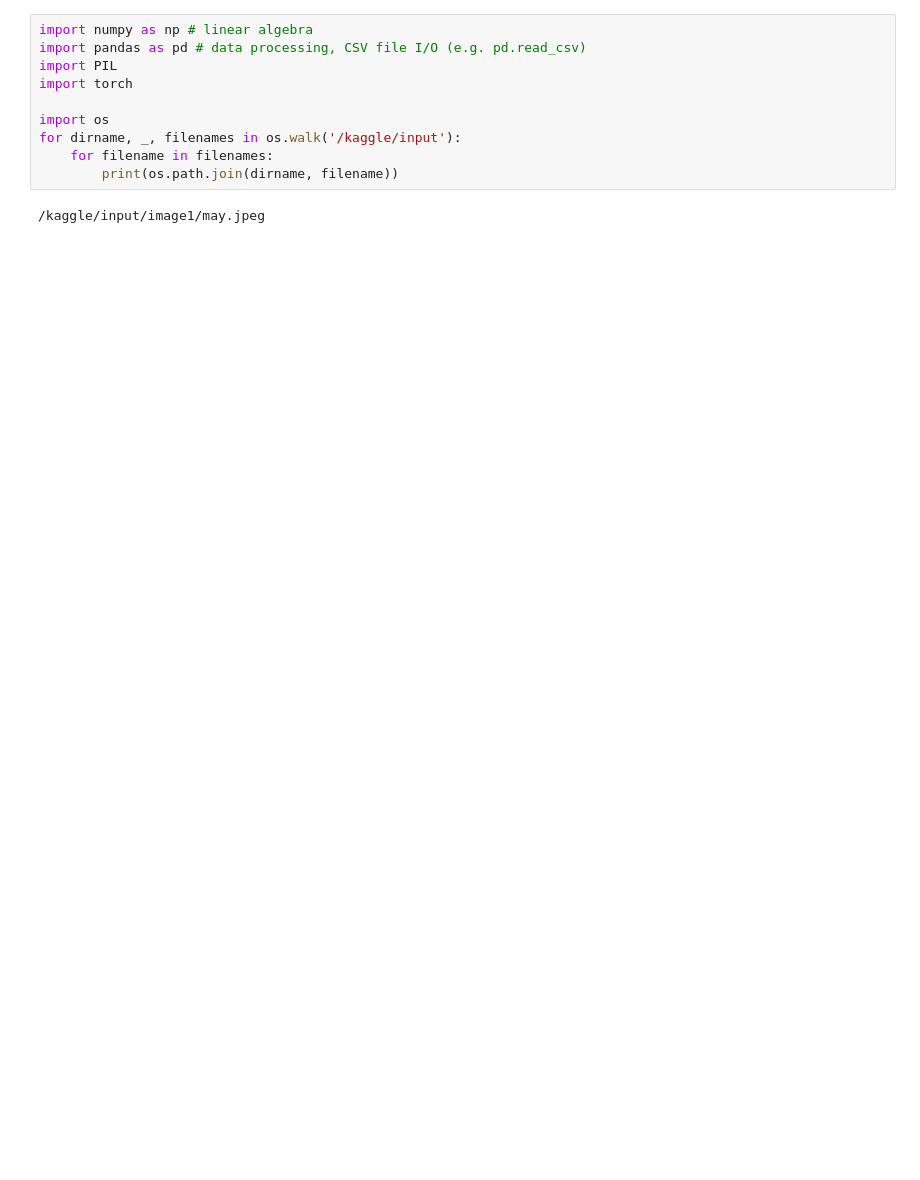
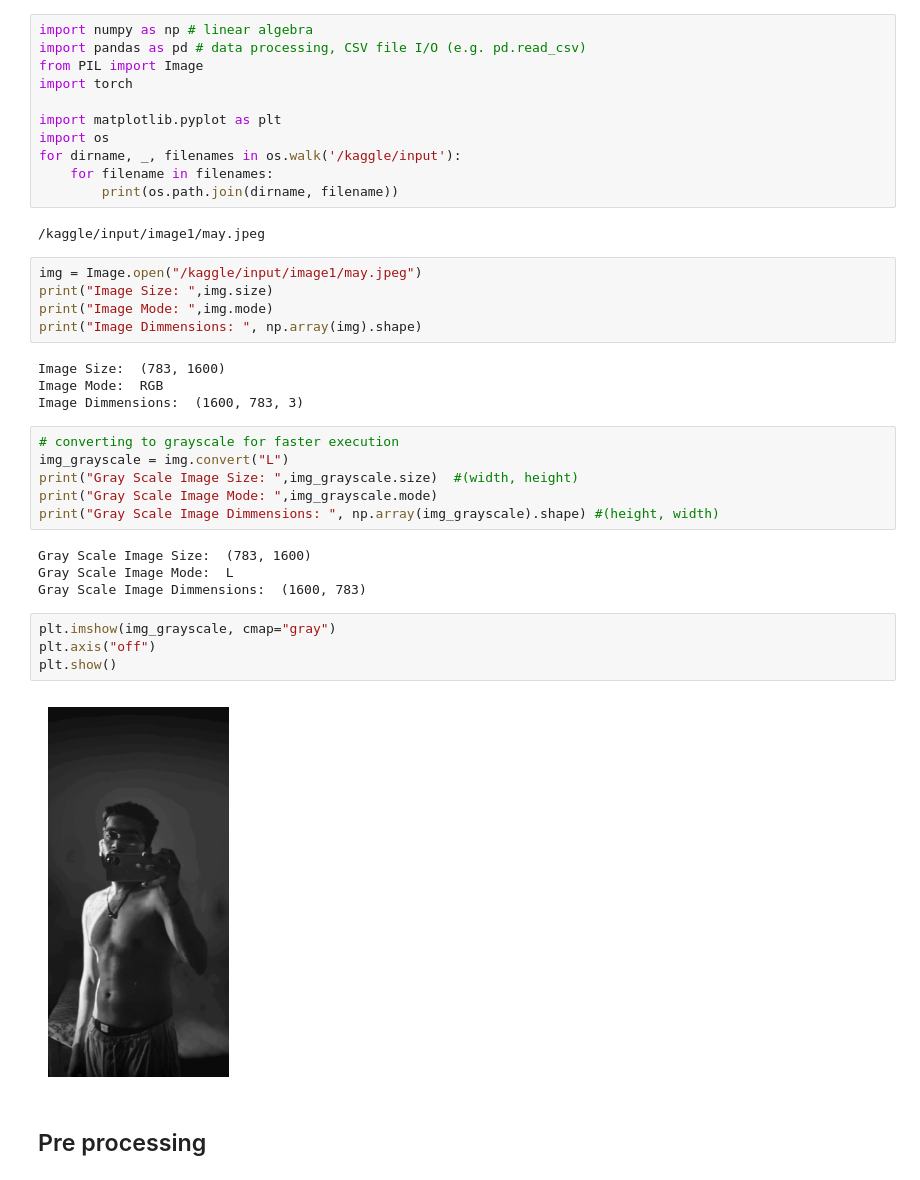
Before and after one commit to Shiv-Expert2503/INRs_Siren, a Jupyter notebook: image-compression.ipynb, the cells around one changed output. Cells and saved outputs as stored; diff of their text form; blank space fills up the shorter version.

```diff
--- a/image-compression.ipynb
+++ b/image-compression.ipynb
@@ -3,12 +3,40 @@
 # %%
 import numpy as np # linear algebra
 import pandas as pd # data processing, CSV file I/O (e.g. pd.read_csv)
-import PIL
+from PIL import Image
 import torch
 
+import matplotlib.pyplot as plt
 import os
 for dirname, _, filenames in os.walk('/kaggle/input'):
     for filename in filenames:
         print(os.path.join(dirname, filename))
 # %% [output]
 /kaggle/input/image1/may.jpeg
+# %%
+img = Image.open("/kaggle/input/image1/may.jpeg")
+print("Image Size: ",img.size)
+print("Image Mode: ",img.mode)
+print("Image Dimmensions: ", np.array(img).shape)
+# %% [output]
+Image Size:  (783, 1600)
+Image Mode:  RGB
+Image Dimmensions:  (1600, 783, 3)
+# %%
+# converting to grayscale for faster execution
+img_grayscale = img.convert("L")
+print("Gray Scale Image Size: ",img_grayscale.size)  #(width, height)
+print("Gray Scale Image Mode: ",img_grayscale.mode)
+print("Gray Scale Image Dimmensions: ", np.array(img_grayscale).shape) #(height, width)
+# %% [output]
+Gray Scale Image Size:  (783, 1600)
+Gray Scale Image Mode:  L
+Gray Scale Image Dimmensions:  (1600, 783)
+# %%
+plt.imshow(img_grayscale, cmap="gray")
+plt.axis("off")
+plt.show()
+# %% [output]
+[figure, added]
+# %% [markdown]
+## Pre processing
```
Also changed, not shown: parts of 5 cells of this notebook.
